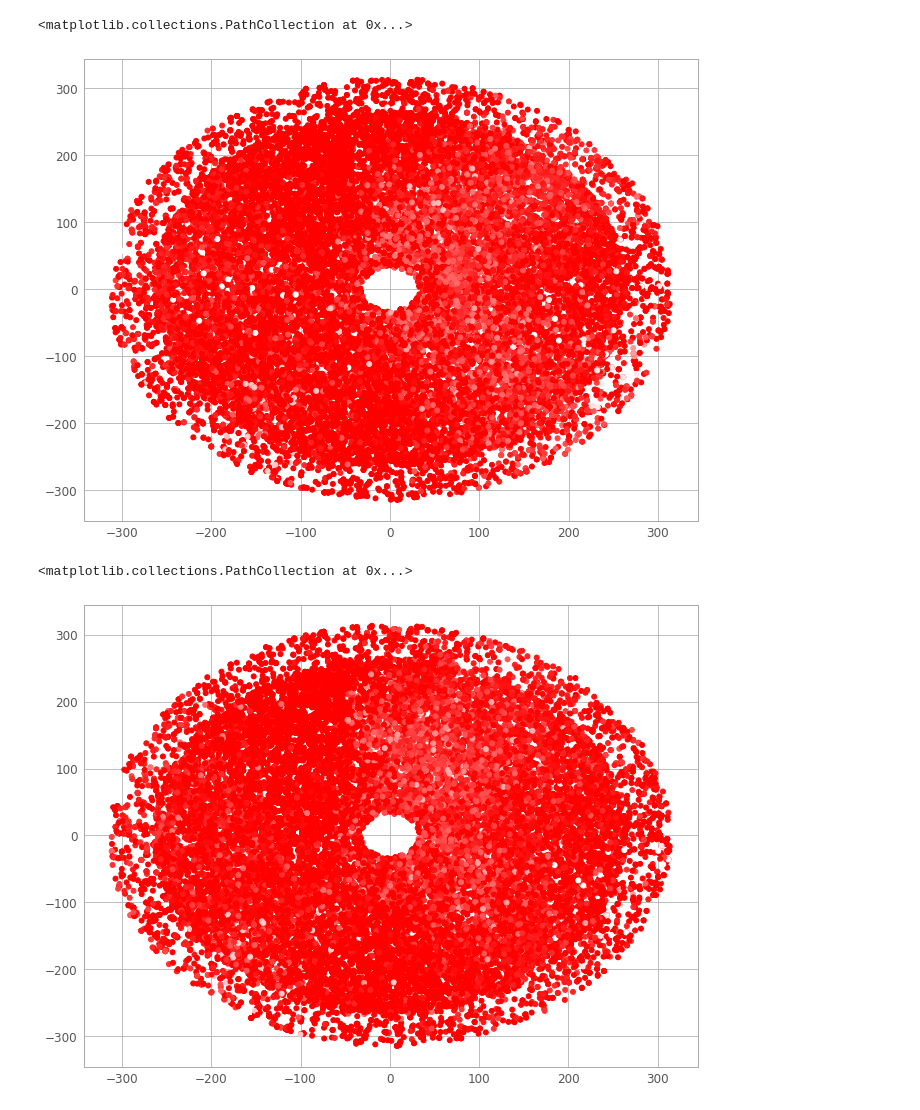
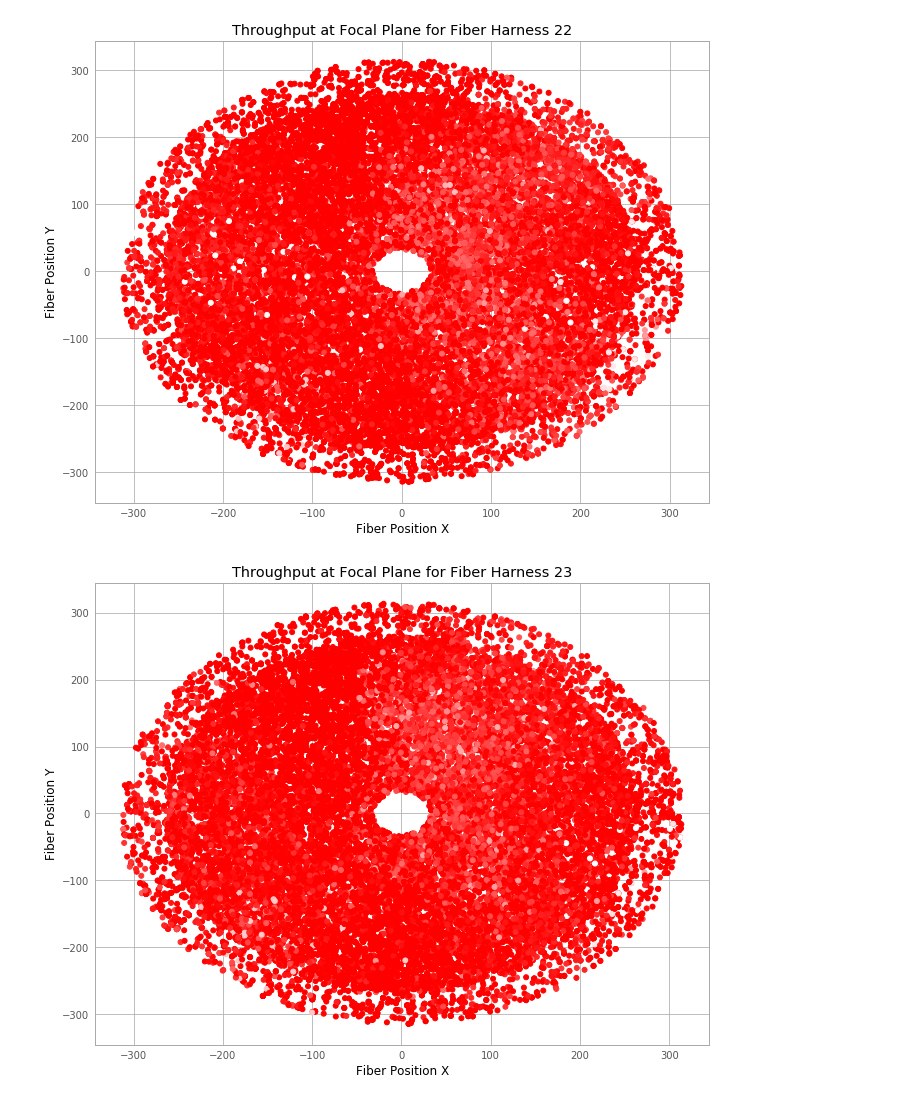
Before and after one commit to ef0441028/Work-112918, a Jupyter notebook: mapping.ipynb, the cells around one changed output. Saved outputs shown, nothing was run; the diff lists cells and outputs as text; code cells hidden in the pictures.

```diff
--- a/mapping.ipynb
+++ b/mapping.ipynb
@@ -47,29 +52,35 @@ plt.scatter(x, y, c=z, s=20, cmap=colormap, norm=normalize)
 # %%
 x = t_22['X']
 y = t_22['Y']
 z = t_22['Throughput']
 fig,ax = plt.subplots(1,1)
 fig.set_size_inches(11,8.5)
 
+plt.xlabel('Fiber Position X')
+plt.ylabel('Fiber Position Y')
+plt.title('Throughput at Focal Plane for Fiber Harness 22')
+
 colormap = plt.cm.bwr #or any other colormap
-normalize = matplotlib.colors.Normalize(vmin=-1, vmax=1)
+normalize = matplotlib.colors.Normalize(vmin = -1, vmax = 1)
 plt.scatter(x, y, c=z, s=25, cmap=colormap, norm=normalize)
+fig.savefig('plot22.jpg')
 # %% [output]
-<matplotlib.collections.PathCollection at 0x...>
-[figure, old version]
+[figure, new version]
 # %%
 x = t_23['X']
 y = t_23['Y']
 z = t_23['Throughput']
 fig,ax = plt.subplots(1,1)
 fig.set_size_inches(11,8.5)
-
+plt.xlabel('Fiber Position X')
+plt.ylabel('Fiber Position Y')
+plt.title('Throughput at Focal Plane for Fiber Harness 23')
 colormap = plt.cm.bwr #or any other colormap
 normalize = matplotlib.colors.Normalize(vmin=-1, vmax=1)
-plt.scatter(x, y, c=z, s=25, cmap=colormap, norm=normalize)
+plt.scatter(x, y, c=z, s=25, cmap=colormap, norm=normalize);
+#fig.savefig('plot23.jpg')
 # %% [output]
-<matplotlib.collections.PathCollection at 0x...>
-[figure, old version]
+[figure, new version]
 # %%
 x = t_24['X']
 y = t_24['Y']
```
Also changed, not shown: parts of 7 cells of this notebook, 2 other files.
